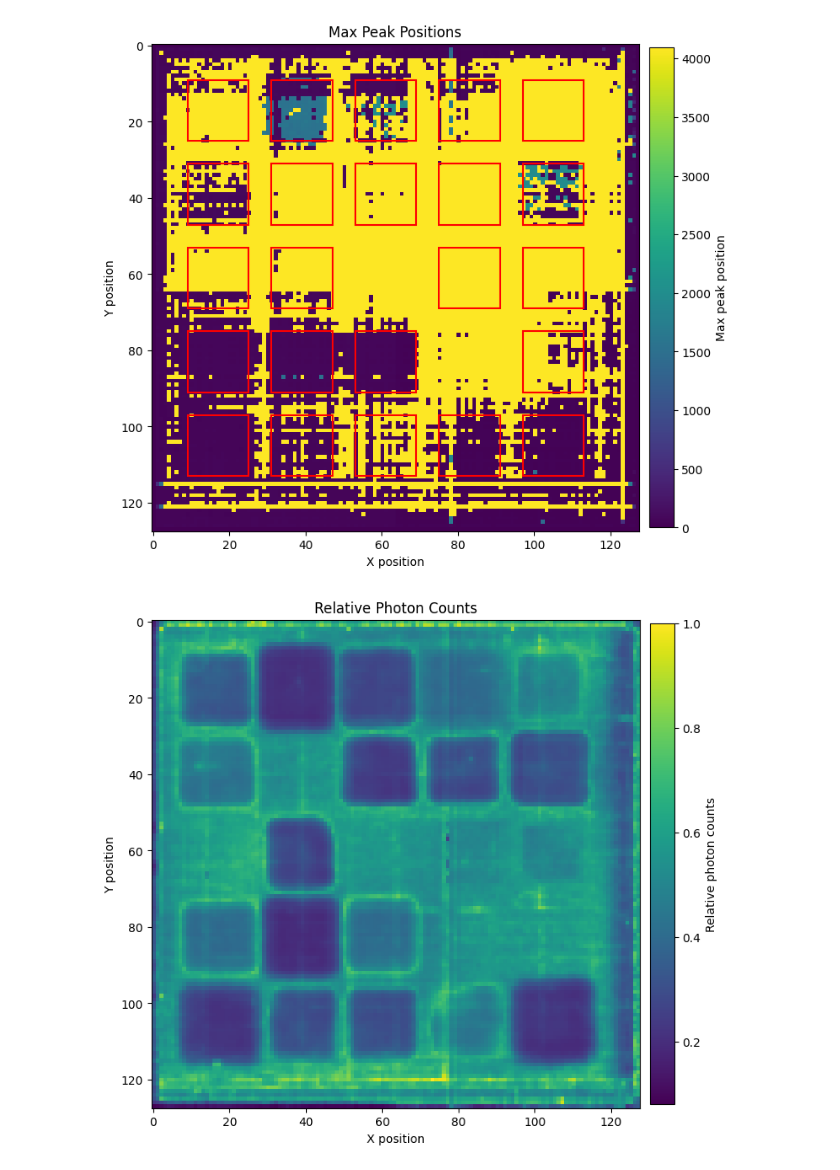
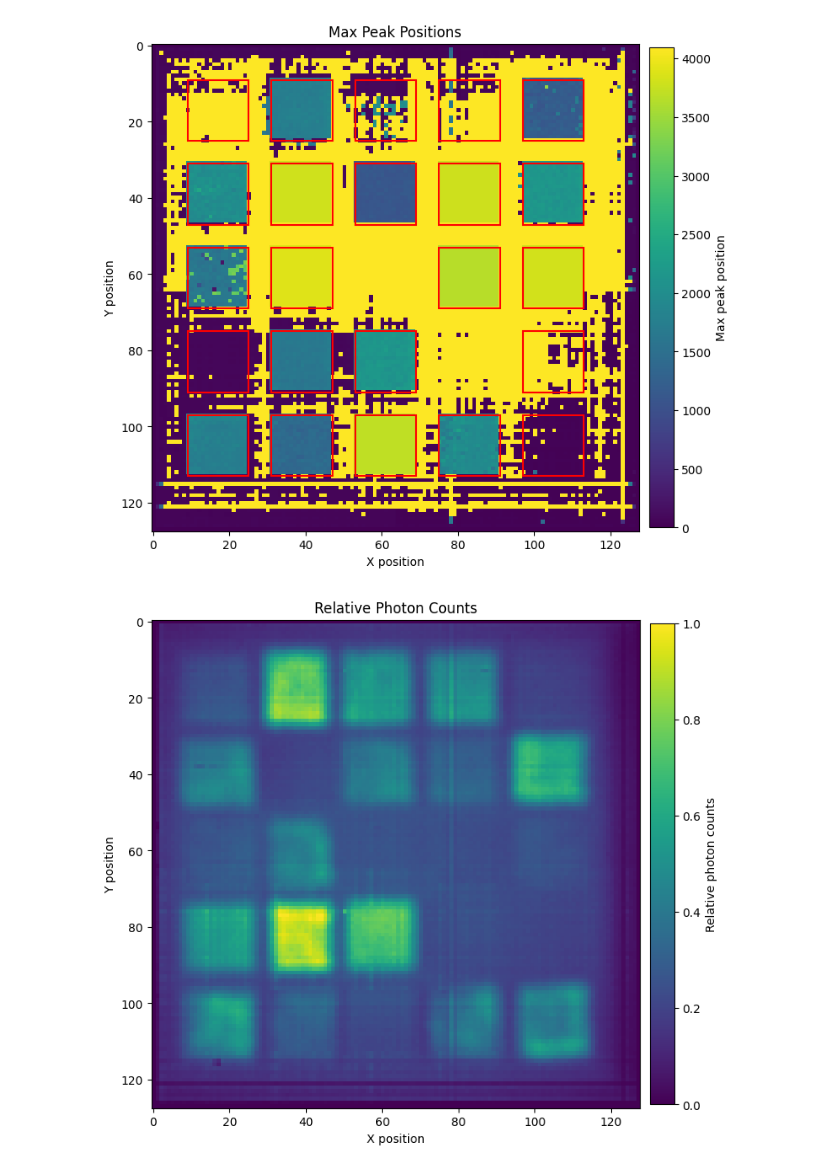
Before and after one commit to erzar0/masters-thesis, a Jupyter notebook: 5_pigment_palette_preprocessing copy.ipynb, the cells around one changed output. Drawn from its saved outputs; the diff is of its cells as text; code cells hidden in the pictures.

```diff
--- a/5_pigment_palette_preprocessing copy.ipynb
+++ b/5_pigment_palette_preprocessing copy.ipynb
@@ -103,7 +103,7 @@ object_name = "pigment_palette"
 patch_size = 1
 
 e_xy, peaks, peak_energies = load_scanned_object(object_name)
-e_xy = average_patches(e_xy, patch_size)
+# e_xy = average_patches(e_xy, patch_size)
 # %%
 from src.DataPreprocessor import DataPreprocessor
 import numpy as np
@@ -151,7 +143,7 @@ plt.plot(e_xy_smooth[20, 20])
 # %%
 from tqdm import tqdm
 if object_name == "pigment_palette":
-    e_xy_processed = e_xy_smooth
+    e_xy_processed = e_xy
     for pad_name, (x1, x2, y1, y2) in tqdm(pad_positions.items()):
         plt.figure(random.randint(1, int(10e10)))
         if pad_name in ["", "mn_fe", "cu_zn", "as_ca_zn", "ca_zn_pb", "sn_pb"]:
@@ -159,7 +151,7 @@ if object_name == "pigment_palette":
         AAAAAA = np.load(Path("data/objects/pigment_palette/1_calibrated_spectra.npz"), allow_pickle=True)[pad_name]
         peaks = np.load(Path("data/objects/pigment_palette/1_calibrated_spectra.npz"), allow_pickle=True)[f"{pad_name}_peaks"]
         peak_energies = np.load(Path("data/objects/pigment_palette/1_calibrated_spectra.npz"), allow_pickle=True)[f"{pad_name}_energies"]
-        energy_range, temp = DataPreprocessor.processed_spectra(e_xy_smooth[x1:x2, y1:y2], peaks, peak_energies)
-        e_xy_smooth[x1:x2, y1:y2] = temp.astype("float")
-H, W, C = e_xy_smooth.shape
+        energy_range, temp = DataPreprocessor.processed_spectra(e_xy[x1:x2, y1:y2], peaks, peak_energies, discrete_transformation=True)
+        e_xy[x1:x2, y1:y2] = temp.astype("float")
+H, W, C = e_xy.shape
 # %% [output]
@@ -225,8 +206,8 @@ def plot_pad_photon_counts(e_xy, object_name):
 
     plt.savefig(f"data/plots/photon_counts{object_name}.svg", bbox_inches='tight',  pad_inches=0)
 # %%
-plot_pad_max_peak_positions(e_xy_smooth, object_name)
-plot_pad_photon_counts(e_xy_smooth, object_name)
+plot_pad_max_peak_positions(e_xy, object_name)
+plot_pad_photon_counts(e_xy, object_name)
 # %% [output]
-[figure, old version]
+[figure, new version]
-[figure, old version]
+[figure, new version]
```
Also changed, not shown: parts of 7 cells of this notebook, 7 other files.
